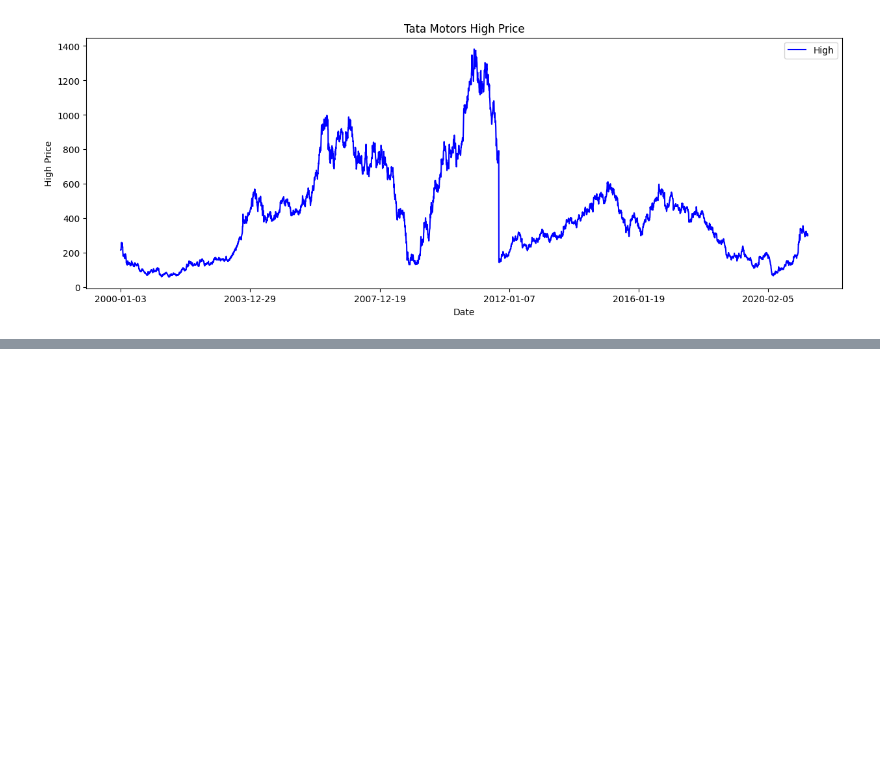
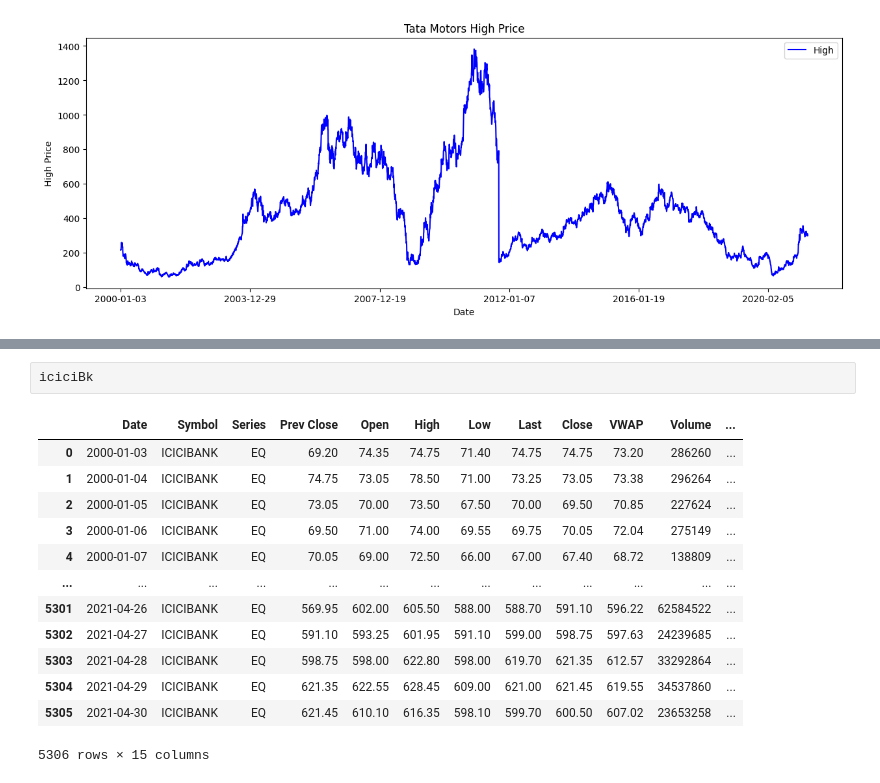
Before and after one commit to madhava-asrith/Statistics-Project-2, a Jupyter notebook: panshul.ipynb, the cells around one changed output, grey strips where cells are left out. Cells and saved outputs as stored; diff of their text form; blank space fills up the shorter version.

```diff
--- a/panshul.ipynb
+++ b/panshul.ipynb
@@ -90,0 +147,16 @@ plt.show()
+# %%
+iciciBk
+# %% [output]
+|  | Date | Symbol | Series | Prev Close | Open | High | Low | Last | Close | VWAP | Volume | ... |
+| 0 | 2000-01-03 | ICICIBANK | EQ | 69.20 | 74.35 | 74.75 | 71.40 | 74.75 | 74.75 | 73.20 | 286260 | ... |
+| 1 | 2000-01-04 | ICICIBANK | EQ | 74.75 | 73.05 | 78.50 | 71.00 | 73.25 | 73.05 | 73.38 | 296264 | ... |
+| 2 | 2000-01-05 | ICICIBANK | EQ | 73.05 | 70.00 | 73.50 | 67.50 | 70.00 | 69.50 | 70.85 | 227624 | ... |
+| 3 | 2000-01-06 | ICICIBANK | EQ | 69.50 | 71.00 | 74.00 | 69.55 | 69.75 | 70.05 | 72.04 | 275149 | ... |
+| 4 | 2000-01-07 | ICICIBANK | EQ | 70.05 | 69.00 | 72.50 | 66.00 | 67.00 | 67.40 | 68.72 | 138809 | ... |
+| ... | ... | ... | ... | ... | ... | ... | ... | ... | ... | ... | ... | ... |
+| 5301 | 2021-04-26 | ICICIBANK | EQ | 569.95 | 602.00 | 605.50 | 588.00 | 588.70 | 591.10 | 596.22 | 62584522 | ... |
+| 5302 | 2021-04-27 | ICICIBANK | EQ | 591.10 | 593.25 | 601.95 | 591.10 | 599.00 | 598.75 | 597.63 | 24239685 | ... |
+| 5303 | 2021-04-28 | ICICIBANK | EQ | 598.75 | 598.00 | 622.80 | 598.00 | 619.70 | 621.35 | 612.57 | 33292864 | ... |
+| 5304 | 2021-04-29 | ICICIBANK | EQ | 621.35 | 622.55 | 628.45 | 609.00 | 621.00 | 621.45 | 619.55 | 34537860 | ... |
+| 5305 | 2021-04-30 | ICICIBANK | EQ | 621.45 | 610.10 | 616.35 | 598.10 | 599.70 | 600.50 | 607.02 | 23653258 | ... |
+5306 rows × 15 columns
```
Also changed, not shown: parts of 5 cells of this notebook, 1 other file.
